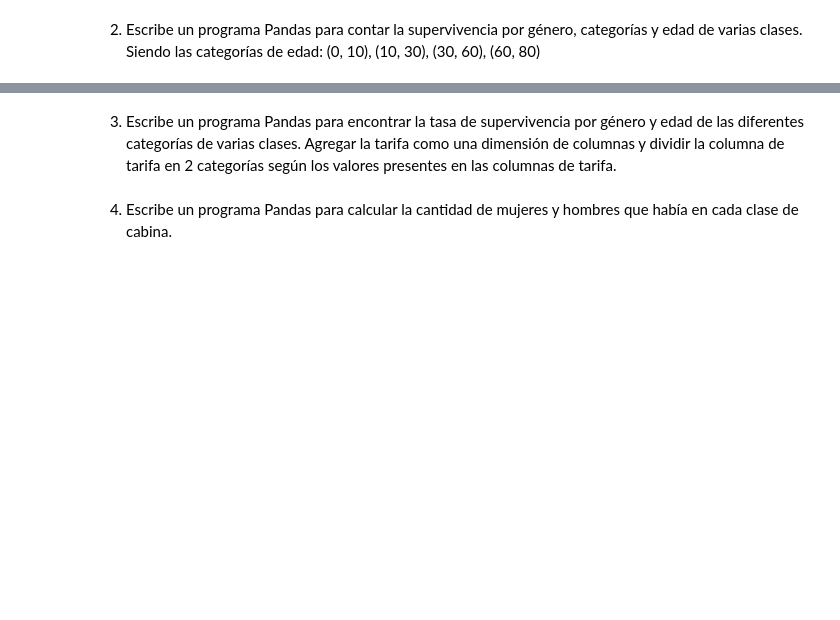
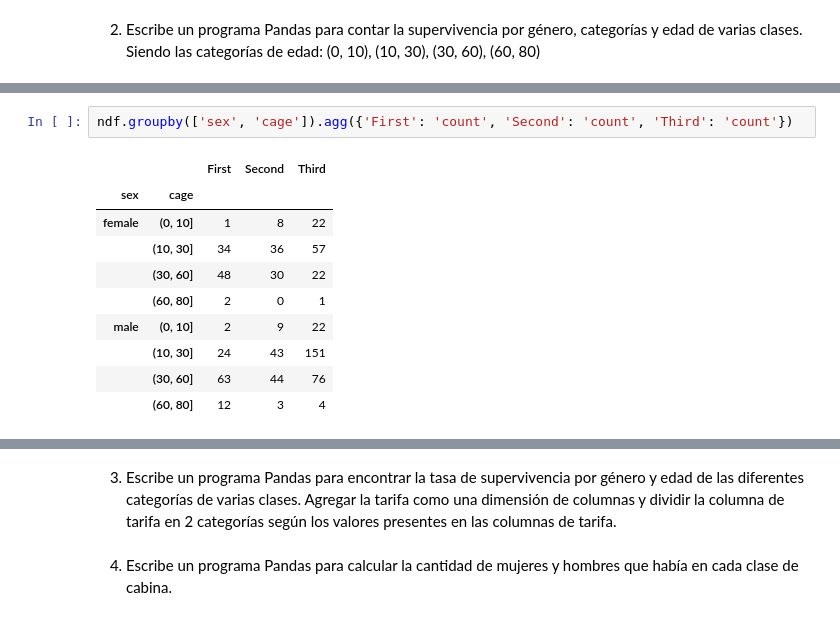
Before and after one commit to ricardoahumada/DataScienceBasics, a Jupyter notebook: ejercicios/03.3.Ejercicios_panda_DataFrames_3.ipynb, the cells around one changed output, grey strips where cells are left out. Saved outputs shown, nothing was run; the diff lists cells and outputs as text; blank space fills up the shorter version.

```diff
--- a/ejercicios/03.3.Ejercicios_panda_DataFrames_3.ipynb
+++ b/ejercicios/03.3.Ejercicios_panda_DataFrames_3.ipynb
@@ -8,0 +92,13 @@ Carga el dataset del titanic
+# %%
+ndf.groupby(['sex', 'cage']).agg({'First': 'count', 'Second': 'count', 'Third': 'count'})
+# %% [output]
+|  |  | First | Second | Third |
+| sex | cage |  |  |  |
+| female | (0, 10] | 1 | 8 | 22 |
+|  | (10, 30] | 34 | 36 | 57 |
+|  | (30, 60] | 48 | 30 | 22 |
+|  | (60, 80] | 2 | 0 | 1 |
+| male | (0, 10] | 2 | 9 | 22 |
+|  | (10, 30] | 24 | 43 | 151 |
+|  | (30, 60] | 63 | 44 | 76 |
+|  | (60, 80] | 12 | 3 | 4 |
```
Also changed, not shown: parts of 5 cells of this notebook, 1 other file.
